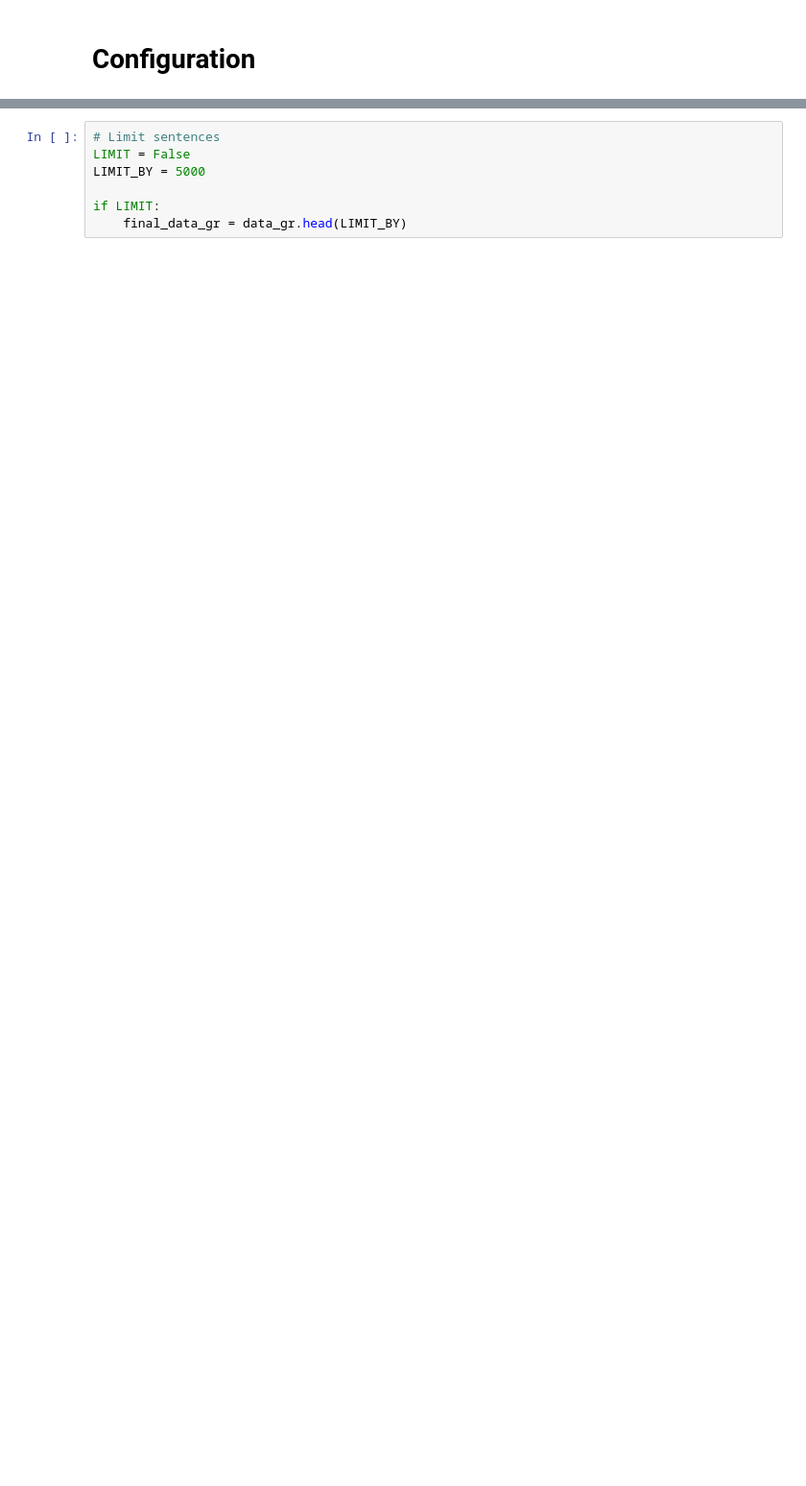
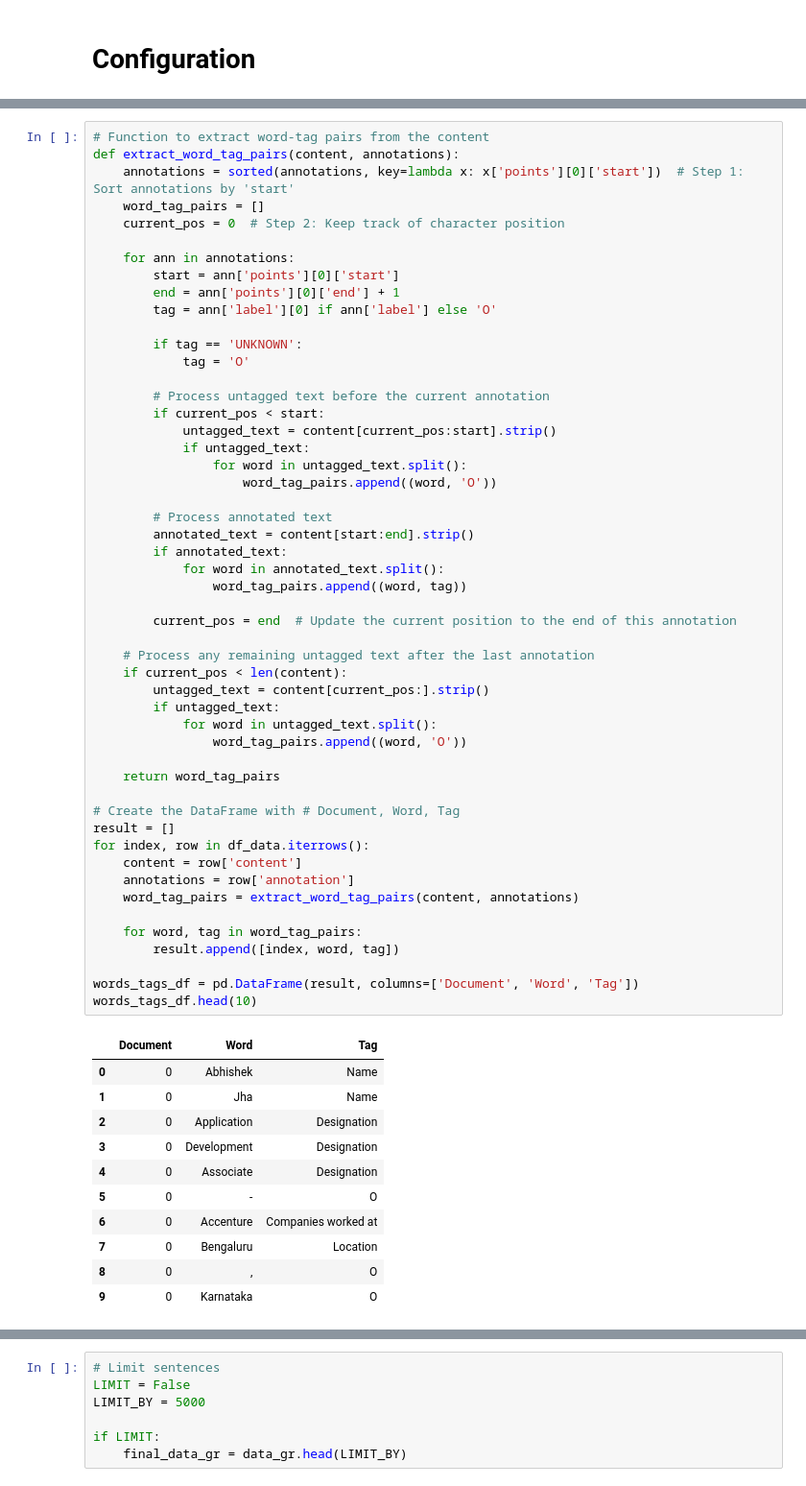
Before and after one commit to NitayGitHub/Resume-NER-Using-Bert, a Jupyter notebook: Resume NER Prediction.ipynb, the cells around one changed output, grey strips where cells are left out. Shown at 96% size. Saved outputs shown, nothing was run; the diff lists cells and outputs as text; blank space fills up the shorter version.

```diff
--- a/Resume NER Prediction.ipynb
+++ b/Resume NER Prediction.ipynb
@@ -175,2 +59,65 @@ df_data.head()
+# %%
+# Function to extract word-tag pairs from the content
+def extract_word_tag_pairs(content, annotations):
+    annotations = sorted(annotations, key=lambda x: x['points'][0]['start'])  # Step 1: Sort annotations by 'start'
+    word_tag_pairs = []
+    current_pos = 0  # Step 2: Keep track of character position
+
+    for ann in annotations:
+        start = ann['points'][0]['start']
+        end = ann['points'][0]['end'] + 1
+        tag = ann['label'][0] if ann['label'] else 'O'
+
+        if tag == 'UNKNOWN':
+            tag = 'O'
+
+        # Process untagged text before the current annotation
+        if current_pos < start:
+            untagged_text = content[current_pos:start].strip()
+            if untagged_text:
+                for word in untagged_text.split():
+                    word_tag_pairs.append((word, 'O'))
+
+        # Process annotated text
+        annotated_text = content[start:end].strip()
+        if annotated_text:
+            for word in annotated_text.split():
+                word_tag_pairs.append((word, tag))
+
+        current_pos = end  # Update the current position to the end of this annotation
+
+    # Process any remaining untagged text after the last annotation
+    if current_pos < len(content):
+        untagged_text = content[current_pos:].strip()
+        if untagged_text:
+            for word in untagged_text.split():
+                word_tag_pairs.append((word, 'O'))
+
+    return word_tag_pairs
+
+# Create the DataFrame with # Document, Word, Tag
+result = []
+for index, row in df_data.iterrows():
+    content = row['content']
+    annotations = row['annotation']
+    word_tag_pairs = extract_word_tag_pairs(content, annotations)
+
+    for word, tag in word_tag_pairs:
+        result.append([index, word, tag])
+
+words_tags_df = pd.DataFrame(result, columns=['Document', 'Word', 'Tag'])
+words_tags_df.head(10)
+# %% [output]
+|  | Document | Word | Tag |
+| 0 | 0 | Abhishek | Name |
+| 1 | 0 | Jha | Name |
+| 2 | 0 | Application | Designation |
+| 3 | 0 | Development | Designation |
+| 4 | 0 | Associate | Designation |
+| 5 | 0 | - | O |
+| 6 | 0 | Accenture | Companies worked at |
+| 7 | 0 | Bengaluru | Location |
+| 8 | 0 | , | O |
+| 9 | 0 | Karnataka | O |
 # %%
 #Checking Missing Values
```
Also changed, not shown: parts of 22 cells of this notebook.
